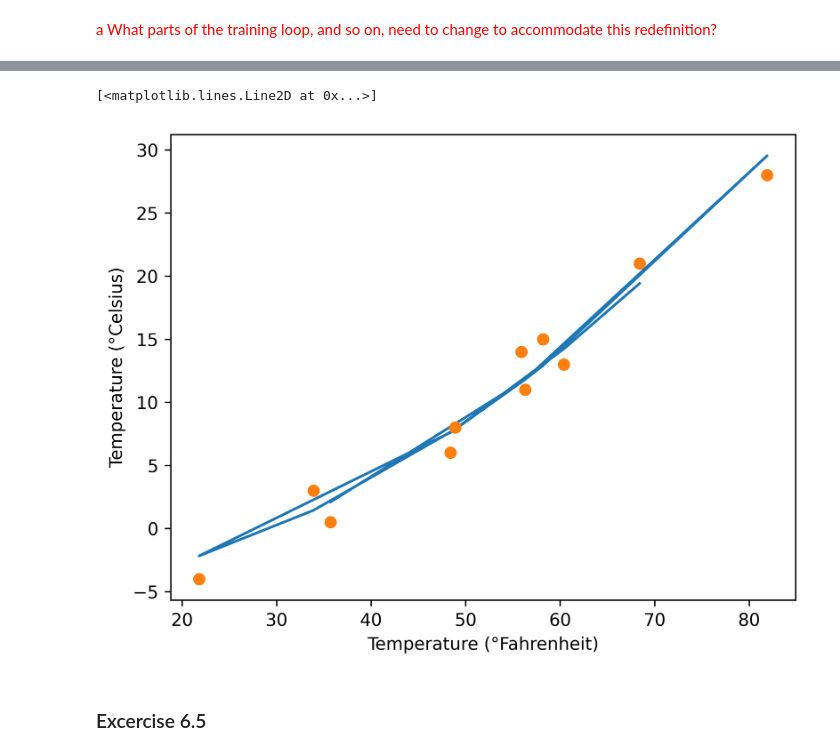
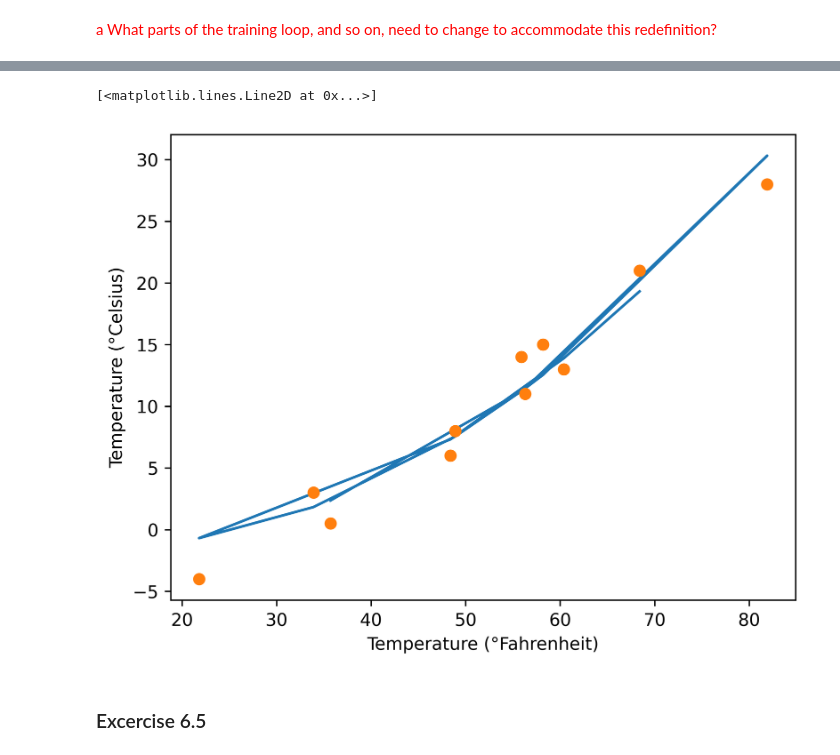
Before and after one commit to pukai1995/Neural_HW_Code, a Jupyter notebook: HW4.ipynb, the cells around one changed output, grey strips where cells are left out. Drawn from its saved outputs; the diff is of its cells as text; code cells hidden in the pictures.

```diff
--- a/HW4.ipynb
+++ b/HW4.ipynb
@@ -52,15 +52,14 @@ def training_loop(n_epochs, optimizer, params, t_u, t_c):
 
     return params
 # %%
-# params = torch.tensor([0.01,0.5, 0.0], requires_grad=True)
-params = torch.tensor([0.0,0.0, 1.0], requires_grad=True)
-learning_rate = 1e-1  #1e-2
-optimizer = optim.Adam([params], lr=learning_rate) # <1>
+params = torch.tensor([1.0, 0.0, 1.0], requires_grad=True)
+learning_rate = 1e-4
+optimizer = optim.SGD([params], lr=learning_rate) # <1>
 
 training_loop(
-    n_epochs = 5000,  #5000
+    n_epochs = 15000,
     optimizer = optimizer,
-    params = params,
-    t_u = t_u, # <2> non-normalized inputs
+    params = params, # <1>
+    t_u = t_un,
     t_c = t_c)
 # %% [output]
@@ -78,17 +84,17 @@ tensor([ 3.2953e-02,  4.7707e-03, -5.1584e+00], requires_grad=True)
 # %%
 %matplotlib inline
 from matplotlib import pyplot as plt
 
-t_p = model(t_u, *params)  # <1>
+t_p = model(t_un, *params)  # <1>
 
 fig = plt.figure(dpi=600)
 plt.xlabel("Temperature (°Fahrenheit)")
 plt.ylabel("Temperature (°Celsius)")
 plt.plot(t_u.numpy(), t_p.detach().numpy()) # <2> But we’re plotting the raw unknown values
 plt.plot(t_u.numpy(), t_c.numpy(), 'o')
 # %% [output]
 [<matplotlib.lines.Line2D at 0x...>]
-[figure, old version]
+[figure, new version]
 # %% [markdown]
 ### Excercise 6.5
 # %% [markdown]
```
Also changed, not shown: parts of 7 cells of this notebook.
